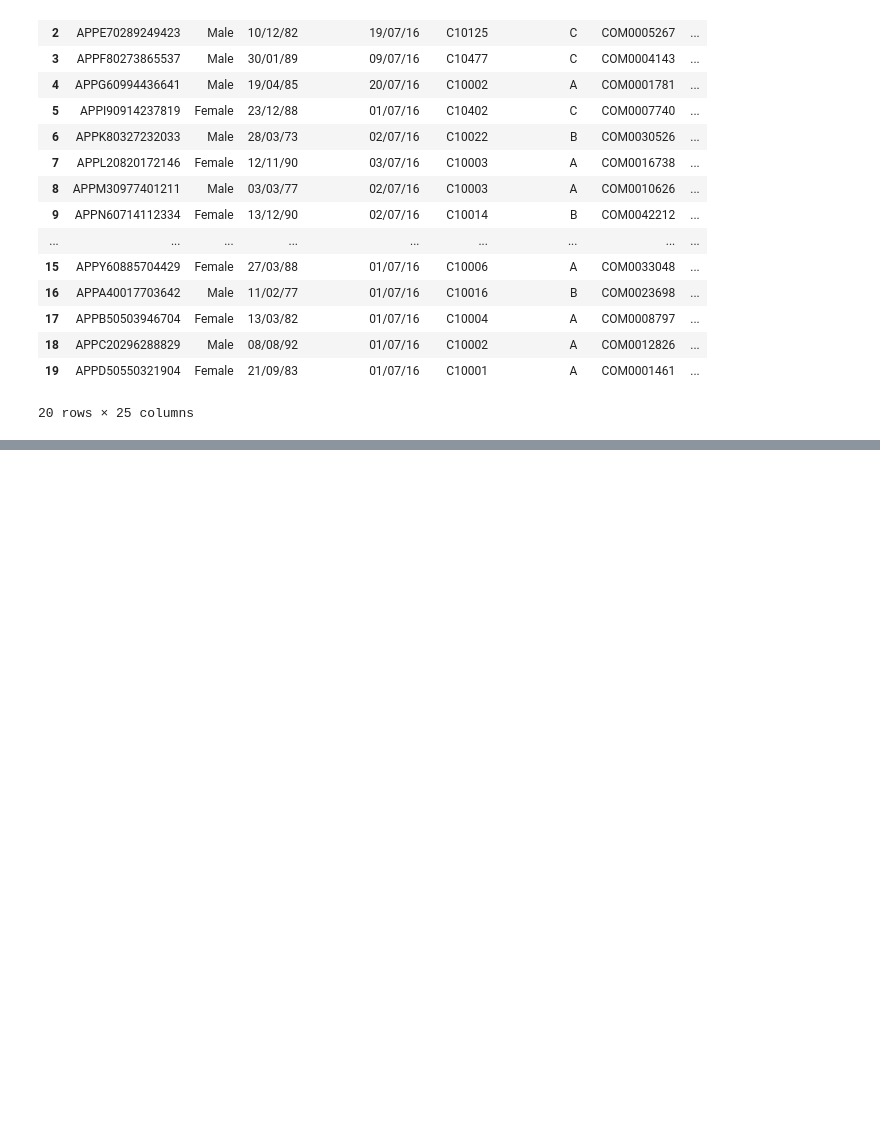
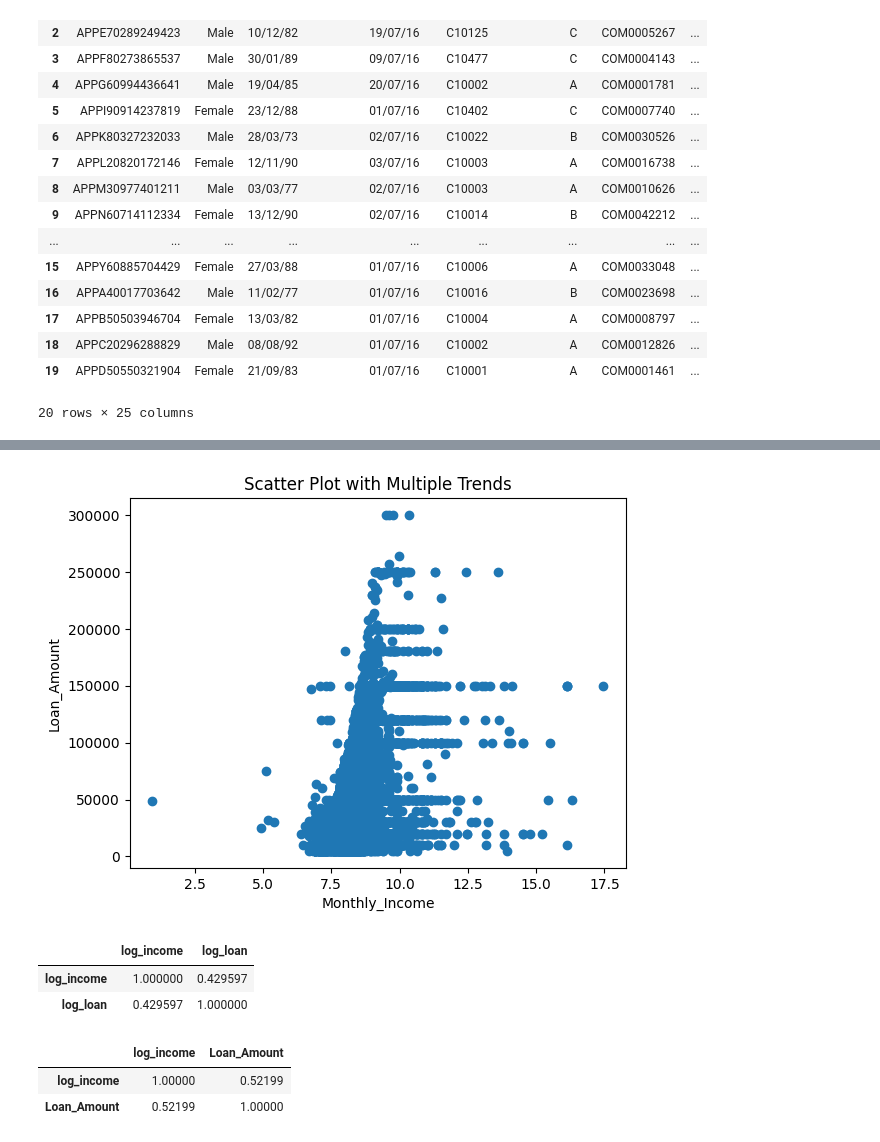
Before and after one commit to tomwillcode/9th_wave_cantek, a Jupyter notebook: Bank_Marketing_Analysis.ipynb, the cells around one changed output, grey strips where cells are left out. Cells and saved outputs as stored; diff of their text form; code cells hidden in the pictures; blank space fills up the shorter version.

```diff
--- a/Bank_Marketing_Analysis.ipynb
+++ b/Bank_Marketing_Analysis.ipynb
@@ -191,0 +249,13 @@ df.head(20)
+# %%
+plt.scatter(np.log(df['Monthly_Income']), df['Loan_Amount'])
+
+# Customize the plot
+plt.xlabel('Monthly_Income')
+plt.ylabel('Loan_Amount')
+plt.title('Scatter Plot with Multiple Trends')
+
+
+# Show the plot
+plt.show()
+# %% [output]
+[figure, added]
@@ -191,0 +266,12 @@ df.head(20)
+# %%
+df[['log_income','log_loan']].corr()
+# %% [output]
+|  | log_income | log_loan |
+| log_income | 1.000000 | 0.429597 |
+| log_loan | 0.429597 | 1.000000 |
+# %%
+df[['log_income','Loan_Amount']].corr()
+# %% [output]
+|  | log_income | Loan_Amount |
+| log_income | 1.00000 | 0.52199 |
+| Loan_Amount | 0.52199 | 1.00000 |
```
Also changed, not shown: parts of 20 cells of this notebook.
